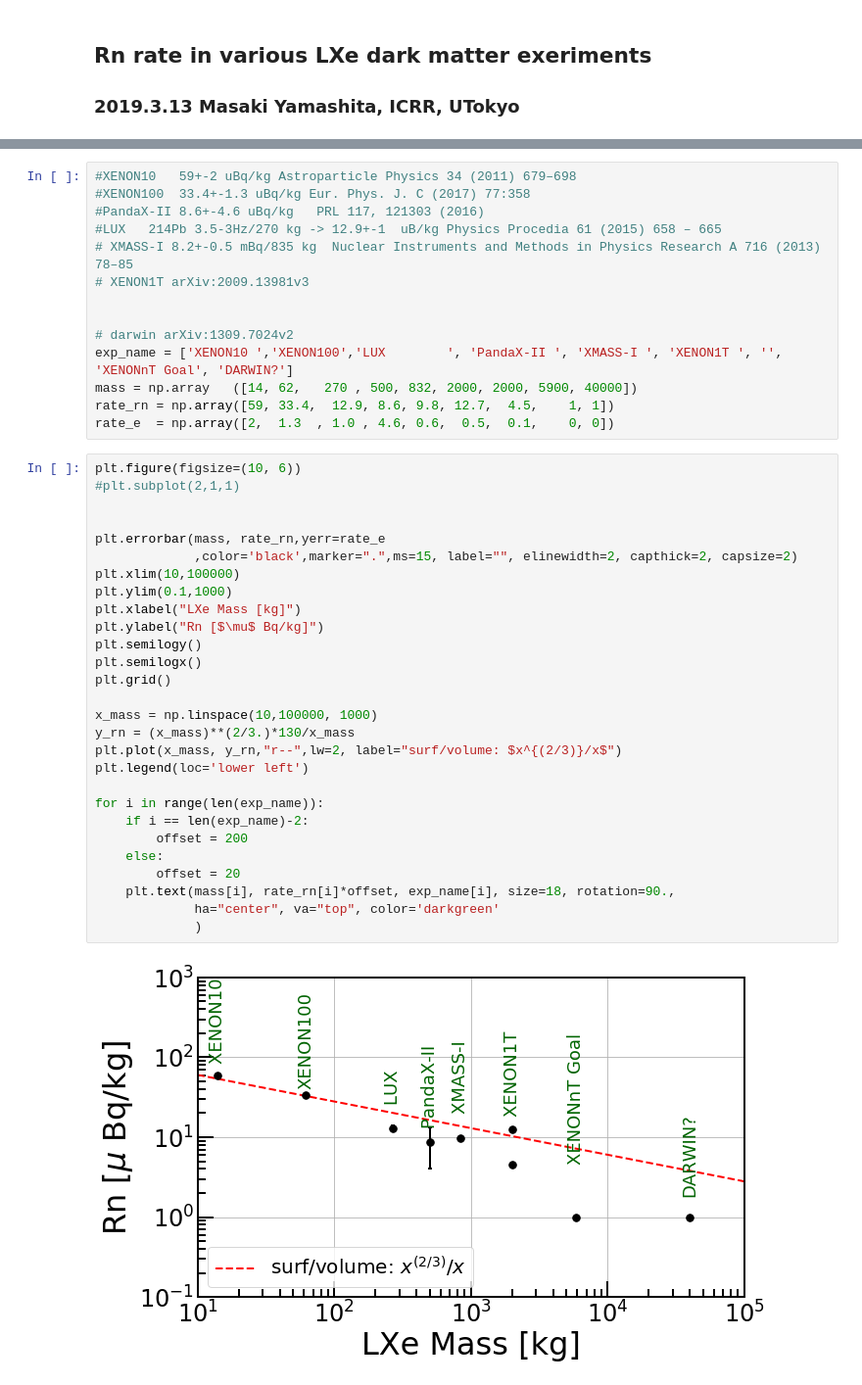
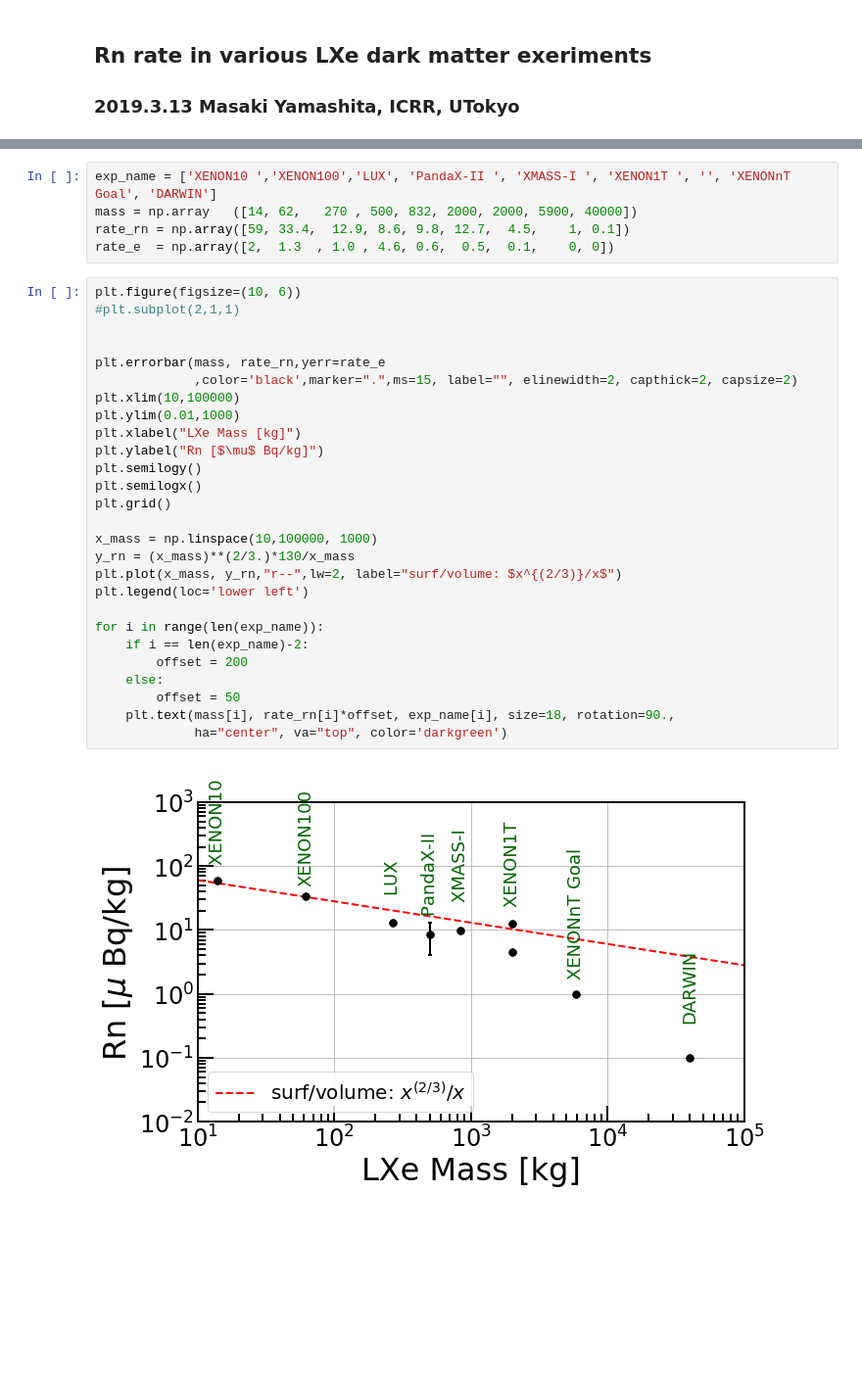
Before and after one commit to masaki-yamashita/public, a Jupyter notebook: plot_rn_bg_experiments.ipynb, the cells around one changed output, grey strips where cells are left out. Shown: that part at 98% size. Drawn from its saved outputs; the diff is of its cells as text; blank space fills up the shorter version.

Commit message:
update DARWIN
update to 0.1 uBq/kg

```diff
--- a/plot_rn_bg_experiments.ipynb
+++ b/plot_rn_bg_experiments.ipynb
@@ -26,44 +36,34 @@ print (mpl.__version__)
 # %%
-#XENON10   59+-2 uBq/kg Astroparticle Physics 34 (2011) 679–698
-#XENON100  33.4+-1.3 uBq/kg Eur. Phys. J. C (2017) 77:358
-#PandaX-II 8.6+-4.6 uBq/kg   PRL 117, 121303 (2016)
-#LUX   214Pb 3.5-3Hz/270 kg -> 12.9+-1  uB/kg Physics Procedia 61 (2015) 658 – 665
-# XMASS-I 8.2+-0.5 mBq/835 kg  Nuclear Instruments and Methods in Physics Research A 716 (2013) 78–85
-# XENON1T arXiv:2009.13981v3
-
-
-# darwin arXiv:1309.7024v2
-exp_name = ['XENON10 ','XENON100','LUX        ', 'PandaX-II ', 'XMASS-I ', 'XENON1T ', '', 'XENONnT Goal', 'DARWIN?']
+exp_name = ['XENON10 ','XENON100','LUX', 'PandaX-II ', 'XMASS-I ', 'XENON1T ', '', 'XENONnT Goal', 'DARWIN']
 mass = np.array   ([14, 62,   270 , 500, 832, 2000, 2000, 5900, 40000])
-rate_rn = np.array([59, 33.4,  12.9, 8.6, 9.8, 12.7,  4.5,    1, 1])
+rate_rn = np.array([59, 33.4,  12.9, 8.6, 9.8, 12.7,  4.5,    1, 0.1])
 rate_e  = np.array([2,  1.3  , 1.0 , 4.6, 0.6,  0.5,  0.1,    0, 0])
 # %%
 plt.figure(figsize=(10, 6))
 #plt.subplot(2,1,1)
 
 
 plt.errorbar(mass, rate_rn,yerr=rate_e
              ,color='black',marker=".",ms=15, label="", elinewidth=2, capthick=2, capsize=2)
 plt.xlim(10,100000)
-plt.ylim(0.1,1000)
+plt.ylim(0.01,1000)
 plt.xlabel("LXe Mass [kg]")
 plt.ylabel("Rn [$\mu$ Bq/kg]")
 plt.semilogy()
 plt.semilogx()
 plt.grid()
 
 x_mass = np.linspace(10,100000, 1000)
 y_rn = (x_mass)**(2/3.)*130/x_mass
 plt.plot(x_mass, y_rn,"r--",lw=2, label="surf/volume: $x^{(2/3)}/x$")
 plt.legend(loc='lower left')
 
 for i in range(len(exp_name)):
     if i == len(exp_name)-2:
         offset = 200
     else:
-        offset = 20
+        offset = 50
     plt.text(mass[i], rate_rn[i]*offset, exp_name[i], size=18, rotation=90.,
-             ha="center", va="top", color='darkgreen'
-             )
+             ha="center", va="top", color='darkgreen')
 # %% [output]
-[figure, old version]
+[figure, new version]
```
Also changed, not shown: parts of 2 cells of this notebook.
